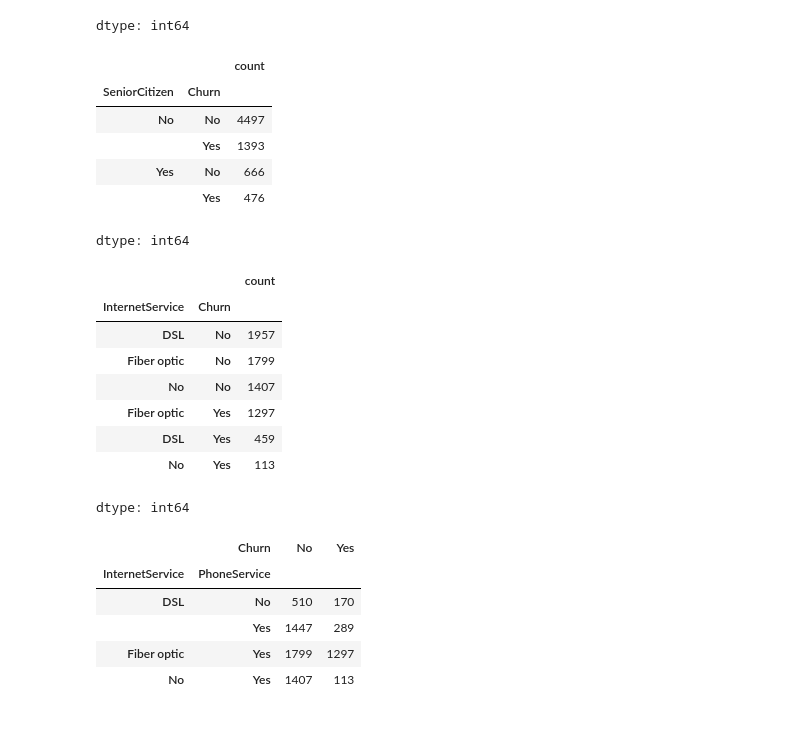
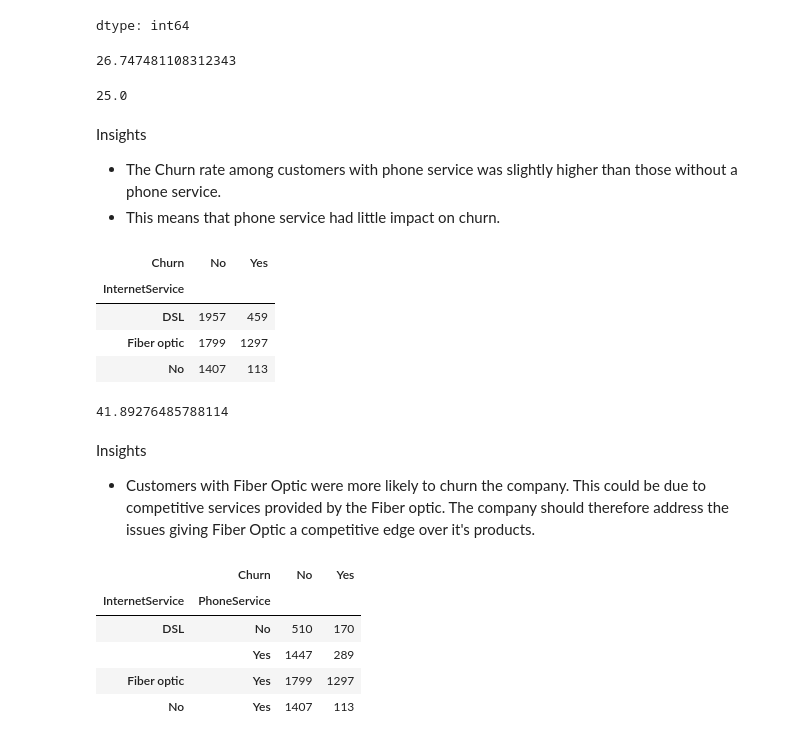
Before and after one commit to Rolweezy/Telco-Customer-Churn-Detection-and-Prevention-Project, a Jupyter notebook: Telco_Customer_Churn_Prediction_And_Prevention.ipynb, the cells around one changed output. Saved outputs shown, nothing was run; the diff lists cells and outputs as text; code cells hidden in the pictures.

```diff
--- a/Telco_Customer_Churn_Prediction_And_Prevention.ipynb
+++ b/Telco_Customer_Churn_Prediction_And_Prevention.ipynb
@@ -68,7 +95,7 @@ df[df["tenure"]==0]
 Customers with service duration less than a month had blank 'TotalCharges' column. We’ll replace them with 0.
 # %%
 df['TotalCharges']= df['TotalCharges'].replace(" " , 0)
-df['TotalCharges']= df['TotalCharges'].astype(float)
+df['TotalCharges']= pd.to_numeric(df['TotalCharges'])
 df['TotalCharges'].unique()
 # %% [output]
 array([  29.85, 1889.5 ,  108.15, ...,  346.45,  306.6 , 6844.5 ])
@@ -268,29 +271,36 @@ df[["PhoneService","Churn"]].value_counts()
 | No | No | 510 |
 |  | Yes | 170 |
 dtype: int64
+# %%
+churn_rate_phone_service = (df[(df['PhoneService'] == 'Yes') & (df['Churn'] == 'Yes')].shape[0] / df[df['PhoneService'] == 'Yes'].shape[0]) * 100
+print(churn_rate_phone_service)
+# %% [output]
+26.747481108312343
+# %%
+churn_rate_no_phone_service = (df[(df['PhoneService'] == 'No') & (df['Churn'] == 'Yes')].shape[0] / df[df['PhoneService'] == 'No'].shape[0]) * 100
+print(churn_rate_no_phone_service)
+# %% [output]
+25.0
+# %% [markdown]
+Insights
+- The Churn rate among customers with phone service was slightly higher than those without a phone service.
+- This means that phone service had little impact on churn.
 # %%
-df[["SeniorCitizen","Churn"]].value_counts()
-#
+df[["InternetService","Churn"]].value_counts().unstack()
 # %% [output]
-|  |  | count |
-| SeniorCitizen | Churn |  |
-| No | No | 4497 |
-|  | Yes | 1393 |
-| Yes | No | 666 |
-|  | Yes | 476 |
+| Churn | No | Yes |
+| InternetService |  |  |
+| DSL | 1957 | 459 |
+| Fiber optic | 1799 | 1297 |
+| No | 1407 | 113 |
-dtype: int64
-# %%
-df[["InternetService","Churn"]].value_counts()
-# %% [output]
-|  |  | count |
-| InternetService | Churn |  |
-| DSL | No | 1957 |
-| Fiber optic | No | 1799 |
-| No | No | 1407 |
-| Fiber optic | Yes | 1297 |
-| DSL | Yes | 459 |
-| No | Yes | 113 |
-dtype: int64
+# %%
+churn_rate_fiber_optic = (df[(df['InternetService'] == 'Fiber optic') & (df['Churn'] == 'Yes')].shape[0] / df[df['InternetService'] == 'Fiber optic'].shape[0]) * 100
+print(churn_rate_fiber_optic)
+# %% [output]
+41.89276485788114
+# %% [markdown]
+Insights
+- Customers with Fiber Optic were more likely to churn the company. This could be due to competitive services provided by the Fiber optic. The company should therefore address the issues giving Fiber Optic a competitive edge over it's products.
 # %%
 df[["InternetService","PhoneService","Churn"]].value_counts().unstack()
 # %% [output]
```
Also changed, not shown: parts of 65 cells of this notebook.
